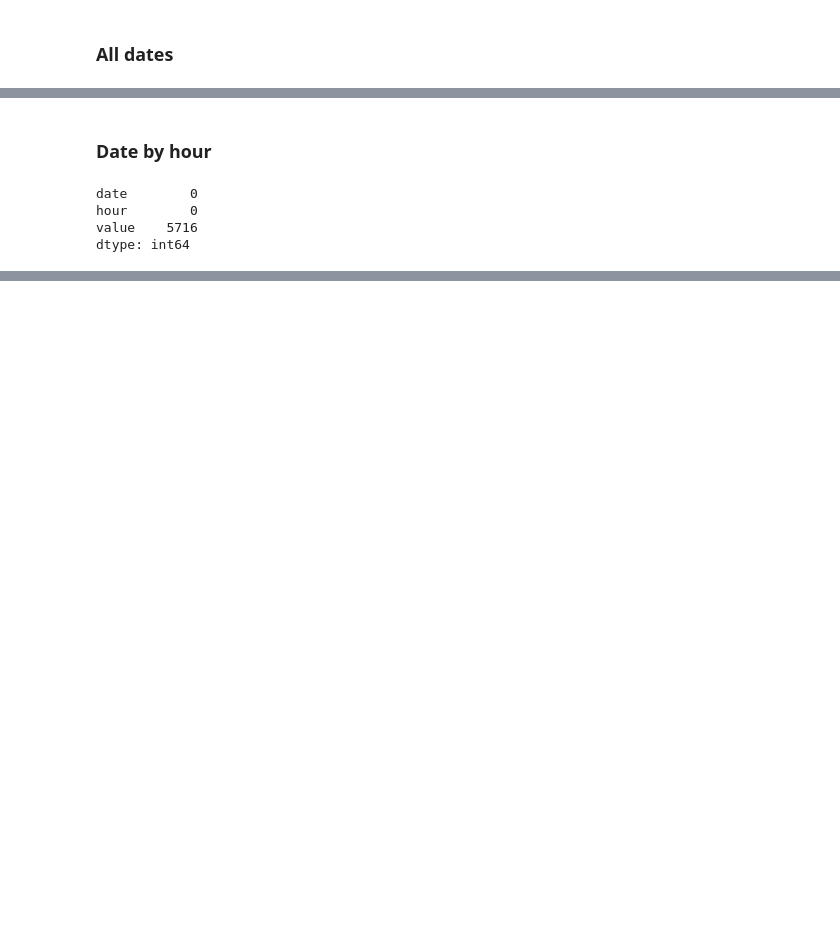
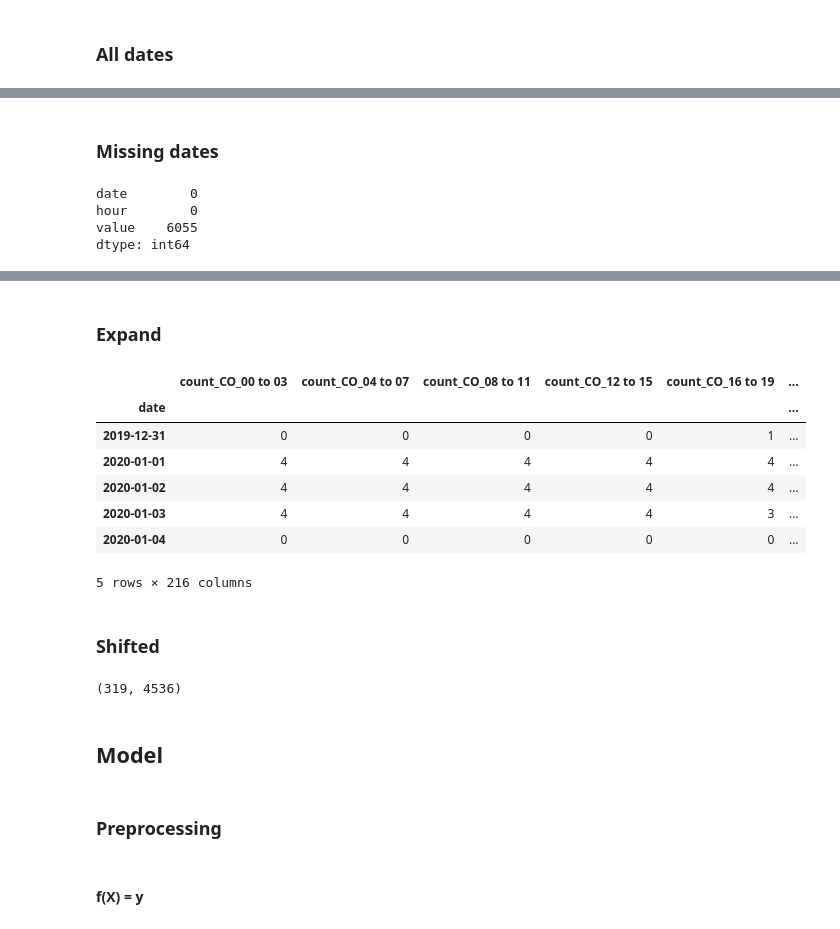
Before and after one commit to Afroefras/diplo, a Jupyter notebook: notebooks/practice/0403_pollution.ipynb, the cells around one changed output, grey strips where cells are left out. Saved outputs shown, nothing was run; the diff lists cells and outputs as text; code cells hidden in the pictures; blank space fills up the shorter version.

```diff
--- a/notebooks/practice/0403_pollution.ipynb
+++ b/notebooks/practice/0403_pollution.ipynb
@@ -105,21 +102,19 @@ hour                    236
 dtype: int64
-# %% [markdown]
-### Date by hour
-# %%
-df['hour'] = df['hour'].fillna('00')
+# %% [markdown]
+### Missing dates
 # %%
-df = df.pivot_table(index='date', columns='hour', values='valor', aggfunc='sum').melt(ignore_index=False).reset_index()
-df.sort_values(['date','hour'], inplace=True)
-df.isnull().sum()
+missing_dates = df.fillna({'hour':'00'}).pivot_table(index='date', columns='hour', values='valor', aggfunc='sum').melt(ignore_index=False).reset_index()
+missing_dates.sort_values(['date','hour'], inplace=True)
+missing_dates.isnull().sum()
 # %% [output]
 date        0
 hour        0
-value    5716
+value    6055
 dtype: int64
 # %%
 import cufflinks as cf
 cf.go_offline()
-df.set_index(['date','hour']).iplot()
+missing_dates.set_index(['date','hour']).iplot()
 # %% [output]
 [interactive output not drawn]
 # %%
@@ -127,2 +122,39 @@ df.groupby('date')['value'].sum().iplot()
 # %% [output]
 [interactive output not drawn]
+# %% [markdown]
+### Expand
+# %%
+expanded = df.copy()
+del df, missing_dates
+expanded['valor'] = expanded['valor'].fillna(method='bfill')
+expanded = expanded.pivot_table(index='date', columns=['clave_parametro','hour_range'], values='valor', aggfunc=['count','sum','mean','median','min','max'])
+expanded.fillna(0, inplace=True)
+expanded.columns = ['_'.join(x) for x in expanded.columns]
+expanded.head()
+# %% [output]
+|  | count_CO_00 to 03 | count_CO_04 to 07 | count_CO_08 to 11 | count_CO_12 to 15 | count_CO_16 to 19 | ... |
+| date |  |  |  |  |  | ... |
+| 2019-12-31 | 0 | 0 | 0 | 0 | 1 | ... |
+| 2020-01-01 | 4 | 4 | 4 | 4 | 4 | ... |
+| 2020-01-02 | 4 | 4 | 4 | 4 | 4 | ... |
+| 2020-01-03 | 4 | 4 | 4 | 4 | 3 | ... |
+| 2020-01-04 | 0 | 0 | 0 | 0 | 0 | ... |
+5 rows × 216 columns
+# %% [markdown]
+### Shifted
+# %%
+shifted = expanded.copy()
+del expanded
+for col in shifted.columns:
+    for i in range(1,21):
+        shifted[f'{str(i).zfill(2)}_{col}'] = shifted[col].shift(i)
+shifted.dropna(inplace=True)
+shifted.shape
+# %% [output]
+(319, 4536)
+# %% [markdown]
+## Model
+# %% [markdown]
+### Preprocessing
+# %% [markdown]
+#### f(X) = y
```
Also changed, not shown: parts of 42 cells of this notebook.
